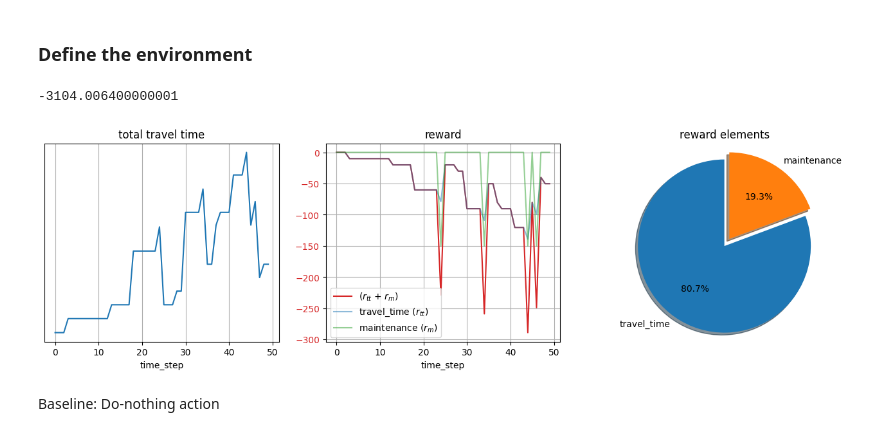
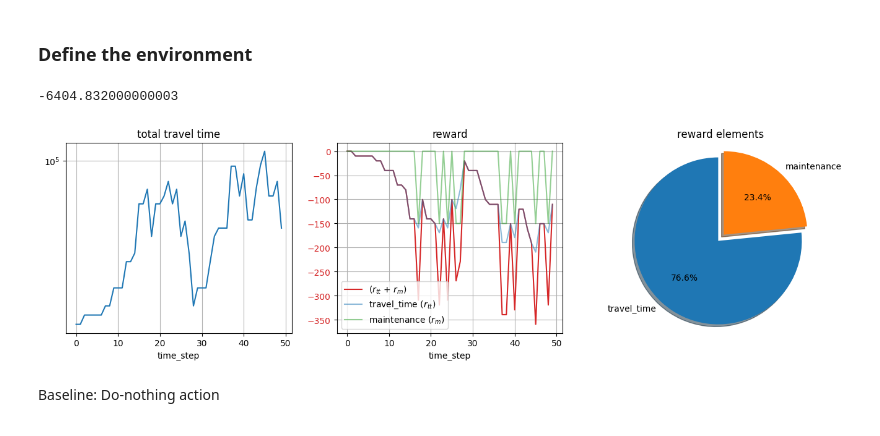
Before and after one commit to AI-for-Infrastructure-Management/imp-act, a Jupyter notebook: trivial_baselines.ipynb, the cells around one changed output. Drawn from its saved outputs; the diff is of its cells as text; code cells hidden in the pictures.

```diff
--- a/trivial_baselines.ipynb
+++ b/trivial_baselines.ipynb
@@ -76,12 +73,11 @@ def failure_replace_policy(env):
 def always_replace_policy(env):
     return [[3]*segments for segments in env.edge_segments_numbers]
 # %%
-# rollout(env, do_nothing_policy, plot=True)
-rollout(env, failure_replace_policy, plot=True)
+rollout(env, do_nothing_policy, plot=True)
 # rollout(env, always_replace_policy, plot=True)
 # %% [output]
--3104.006400000001
+-6404.832000000003
-[figure, old version]
+[figure, new version]
 # %% [markdown]
 Baseline: Do-nothing action
 # %%
```
Also changed, not shown: parts of 5 cells of this notebook, 1 other file.
